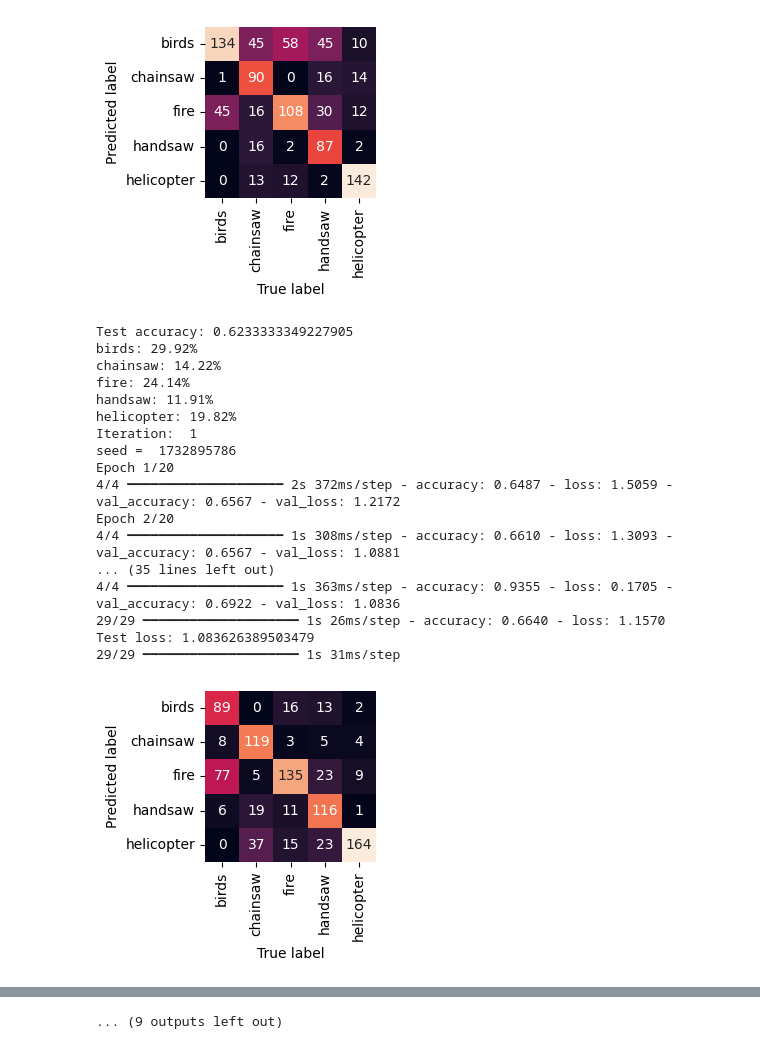
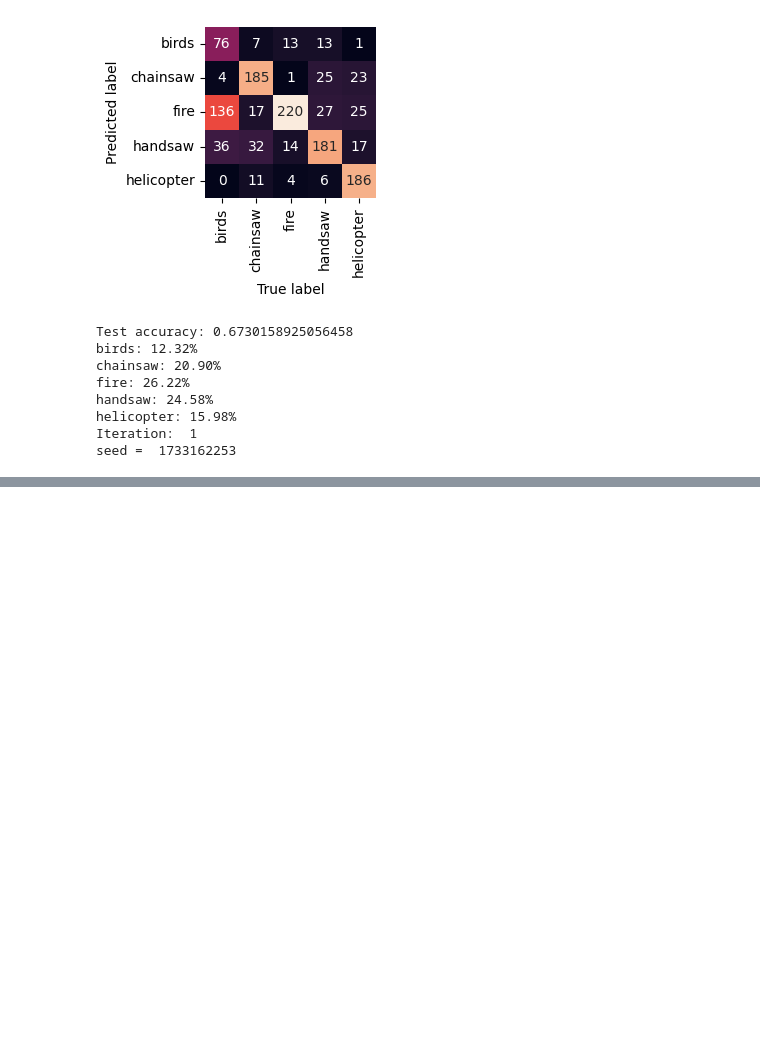
Before and after one commit to LoicTumelaire/LELEC210X, a Jupyter notebook: classification/tensorflow.ipynb, the cells around one changed output, grey strips where cells are left out. Saved outputs shown, nothing was run; the diff lists cells and outputs as text; code cells hidden in the pictures; blank space fills up the shorter version.

```diff
--- a/classification/tensorflow.ipynb
+++ b/classification/tensorflow.ipynb
@@ -37,13 +37,13 @@ for i in range(10):
 
     print("seed = ", int(time.time()))
 
-    myds = Feature_vector_DS(dataset, Nft=512, nmel=20, duration=950, shift_pct=1.5, data_aug=['noise', 'echo', 'time_shift', 'scaling'])
+    myds = Feature_vector_DS(dataset, Nft=512, nmel=20, duration=950, shift_pct=1.5, data_aug=['noise', 'echo', 'time_shift', 'scaling', 'pitch_shift', 'saturation'])
 
     feature_length = len(myds[classnames[0], 0])
     data_aug_factor = myds.data_aug_factor
 
 
-    X_aug = np.zeros((data_aug_factor * nclass * naudio, 20, 20))
+    X_aug = np.zeros((data_aug_factor * nclass * naudio, 20, 20, 1))
     y_aug = np.zeros(data_aug_factor * nclass * naudio)
 
     for s in range(data_aug_factor):
@@ -51,7 +51,8 @@ for i in range(10):
             for class_idx, classname in enumerate(classnames):
                 y_aug[s* nclass * naudio + class_idx * naudio + idx] = class_idx
                 featvec = myds[classname, idx]
-                X_aug[ s* nclass * naudio + class_idx * naudio + idx, :, :] = featvec.reshape(20, 20)
+                X_aug[ s* nclass * naudio + class_idx * naudio + idx, :, :] = featvec.reshape(20, 20, 1)
+
     np.save(fm_dir + "feature_matrix_2D_aug.npy", X_aug)
     np.save(fm_dir + "labels_aug.npy", y_aug)
 
@@ -66,16 +67,16 @@ for i in range(10):
     model = models.Sequential([
         layers.Input(shape=(20, 20, 1)),
         layers.Normalization(),
-        layers.Conv2D(256, kernel_size=(6, 6), activation='relu'),
+        layers.Conv2D(128, kernel_size=(4, 4), activation='leaky_relu'),
         layers.MaxPooling2D(pool_size=(2, 2)),
         layers.Dropout(0.2),
-        layers.Conv2D(512, kernel_size=(6, 6), activation='relu'),
+        layers.Conv2D(256, kernel_size=(4, 4), activation='leaky_relu'),
         layers.MaxPooling2D(pool_size=(2, 2)),
         layers.Dropout(0.2),
         layers.Flatten(),
         layers.Dense(256, activation='leaky_relu'),
         layers.Dropout(0.2),
-        layers.Dense(num_classes, activation='softmax')  # Use softmax to output probabilities
+        layers.Dense(num_classes, activation='softmax')
     ])
 
     model.compile(optimizer='adamw',
@@ -84,14 +85,21 @@ for i in range(10):
 
     model.summary()
     """
+    model = models.load_model(model_dir + "two.keras")
 
-    model = models.load_model(model_dir + "one.keras")
+    ### change learining rate
+    learning_rate = 0.1 * 10**(-np.log(i+1))
 
-    history = model.fit(X_train, y_train, epochs=20, validation_data=(X_test, y_test))
+    optimizer = tf.keras.optimizers.AdamW(learning_rate=learning_rate)
+    model.compile(optimizer=optimizer,
+                loss='sparse_categorical_crossentropy',
+                metrics=['accuracy'])
+
+    # history = model.fit(X_train, y_train, epochs=20, validation_data=(X_test, y_test), shuffle=True)
 
     # store the model
 
-    model.save(model_dir + "one.keras", zipped=True)
+    model.save(model_dir + "two.keras", zipped=True)
 
     # evaluate the model
 
@@ -104,6 +112,10 @@ for i in range(10):
     show_confusion_matrix(y_pred_classes, y_test, classnames)
     print(f'Test accuracy: {test_acc}')
 
+     #calculate the f1 score
+    from sklearn.metrics import f1_score
+    f1 = f1_score(y_test, y_pred_classes, average='weighted')
+
     # calculate the percentage for each class
     class_percentages = np.mean(y_pred, axis=0) * 100
     for classname, percentage in zip(classnames, class_percentages):
@@ -129,19 +129,9 @@ Test loss: 1.2467710971832275
-[figure, old version]
+[figure, new version]
-Test accuracy: 0.6233333349227905
-birds: 29.92%
-chainsaw: 14.22%
-fire: 24.14%
-handsaw: 11.91%
-helicopter: 19.82%
+Test accuracy: 0.6730158925056458
+birds: 12.32%
+chainsaw: 20.90%
+fire: 26.22%
+handsaw: 24.58%
+helicopter: 15.98%
 Iteration:  1
-seed =  1732895786
-Epoch 1/20
-4/4 ━━━━━━━━━━━━━━━━━━━━ 2s 372ms/step - accuracy: 0.6487 - loss: 1.5059 - val_accuracy: 0.6567 - val_loss: 1.2172
-Epoch 2/20
-4/4 ━━━━━━━━━━━━━━━━━━━━ 1s 308ms/step - accuracy: 0.6610 - loss: 1.3093 - val_accuracy: 0.6567 - val_loss: 1.0881
-... (35 lines left out)
-4/4 ━━━━━━━━━━━━━━━━━━━━ 1s 363ms/step - accuracy: 0.9355 - loss: 0.1705 - val_accuracy: 0.6922 - val_loss: 1.0836
-29/29 ━━━━━━━━━━━━━━━━━━━━ 1s 26ms/step - accuracy: 0.6640 - loss: 1.1570
-Test loss: 1.083626389503479
-29/29 ━━━━━━━━━━━━━━━━━━━━ 1s 31ms/step
+seed =  1733162253
-[figure, removed]
@@ -220 +138,0 @@ Test loss: 1.1352496147155762
-... (9 outputs left out)
```
Also changed, not shown: parts of 1 cell of this notebook, 3 other files.
